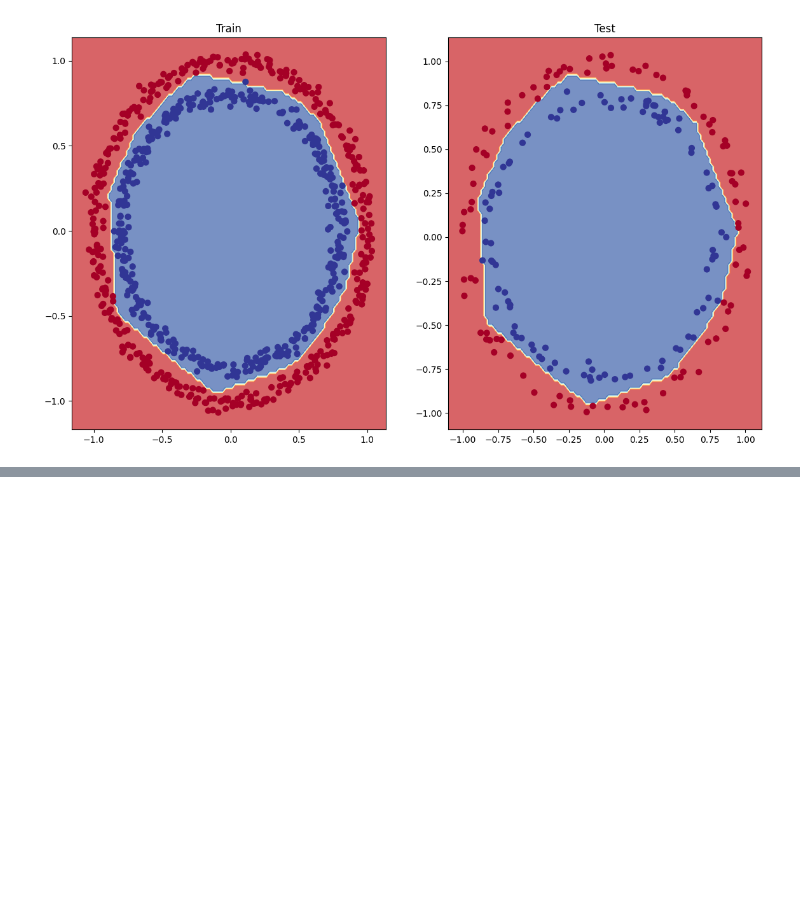
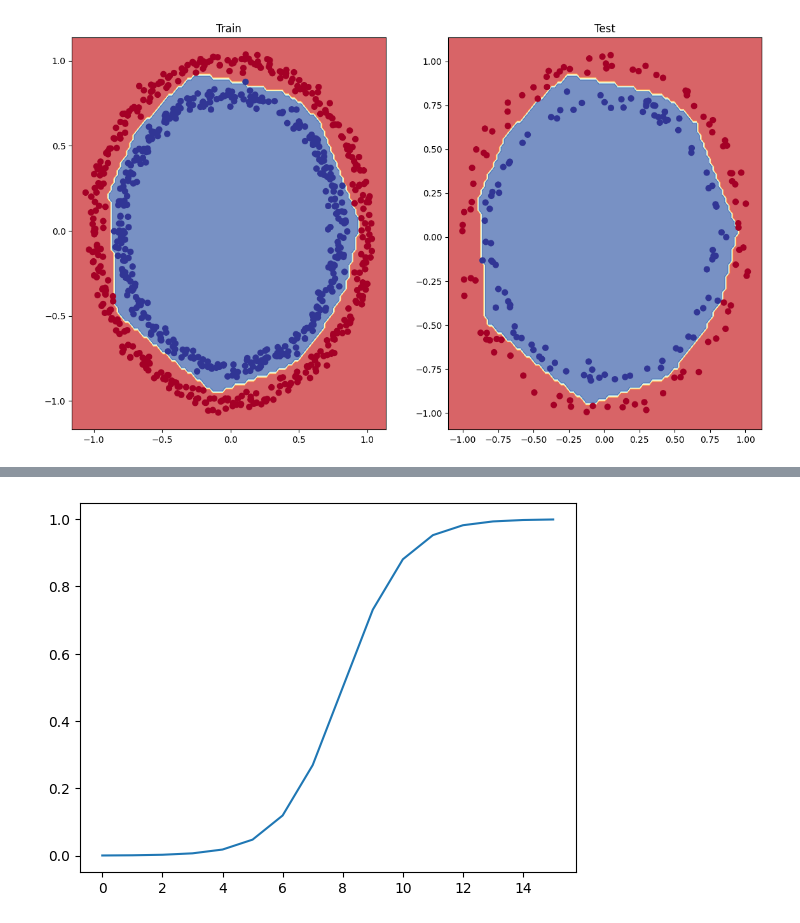
Before and after one commit to Naga-SDonepudi/PyTorch_HandsOn, a Jupyter notebook: Classification_of_Neural_Network.ipynb, the cells around one changed output, grey strips where cells are left out. Saved outputs shown, nothing was run; the diff lists cells and outputs as text; code cells hidden in the pictures; blank space fills up the shorter version.

```diff
--- a/Classification_of_Neural_Network.ipynb
+++ b/Classification_of_Neural_Network.ipynb
@@ -741,0 +773,8 @@ plot_decision_boundary(model_3, X_test, y_test)
+# %%
+## For sigmoid
+def sigmoid(x):
+  return 1 / (1 + torch.exp(-x))
+
+plt.plot(torch.sigmoid(X));
+# %% [output]
+[figure, added]
```
Also changed, not shown: parts of 14 cells of this notebook.
